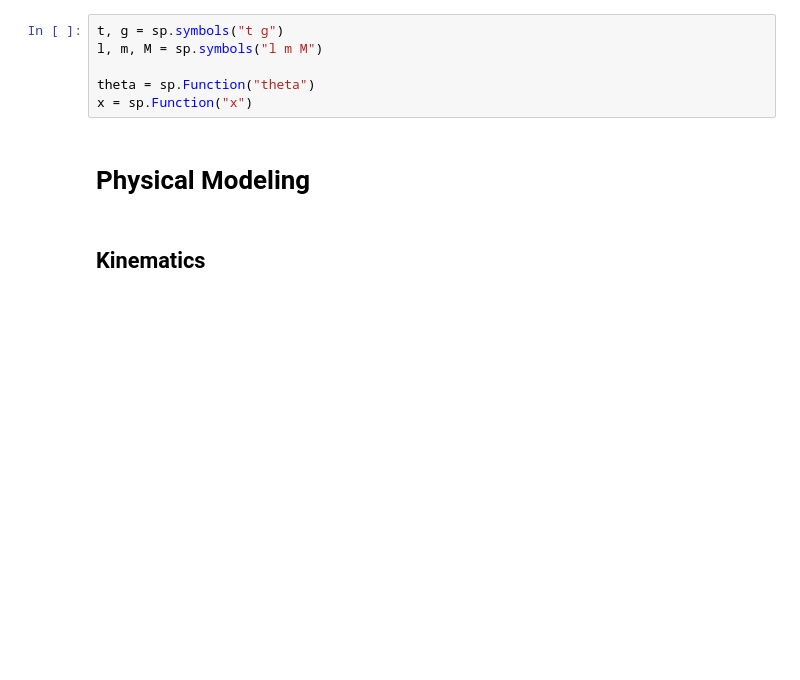
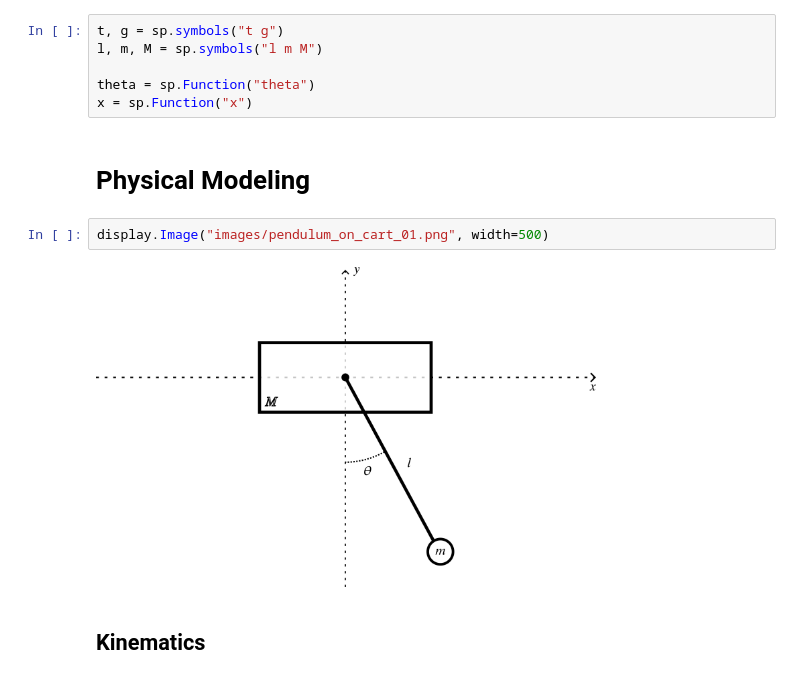
Before and after one commit to meunomemauricio/pendulums, a Jupyter notebook: analysis/frictionless_model.ipynb, the cells around one changed output. Cells and saved outputs as stored; diff of their text form; blank space fills up the shorter version.

Commit message:
Include System Diagram

```diff
--- a/analysis/frictionless_model.ipynb
+++ b/analysis/frictionless_model.ipynb
@@ -21,6 +25,10 @@ theta = sp.Function("theta")
 x = sp.Function("x")
 # %% [markdown]
 # Physical Modeling
+# %%
+display.Image("images/pendulum_on_cart_01.png", width=500)
+# %% [output]
+[figure, added]
 # %% [markdown]
 ## Kinematics
 # %%
```
Also changed, not shown: parts of 3 cells of this notebook, 1 other file.
